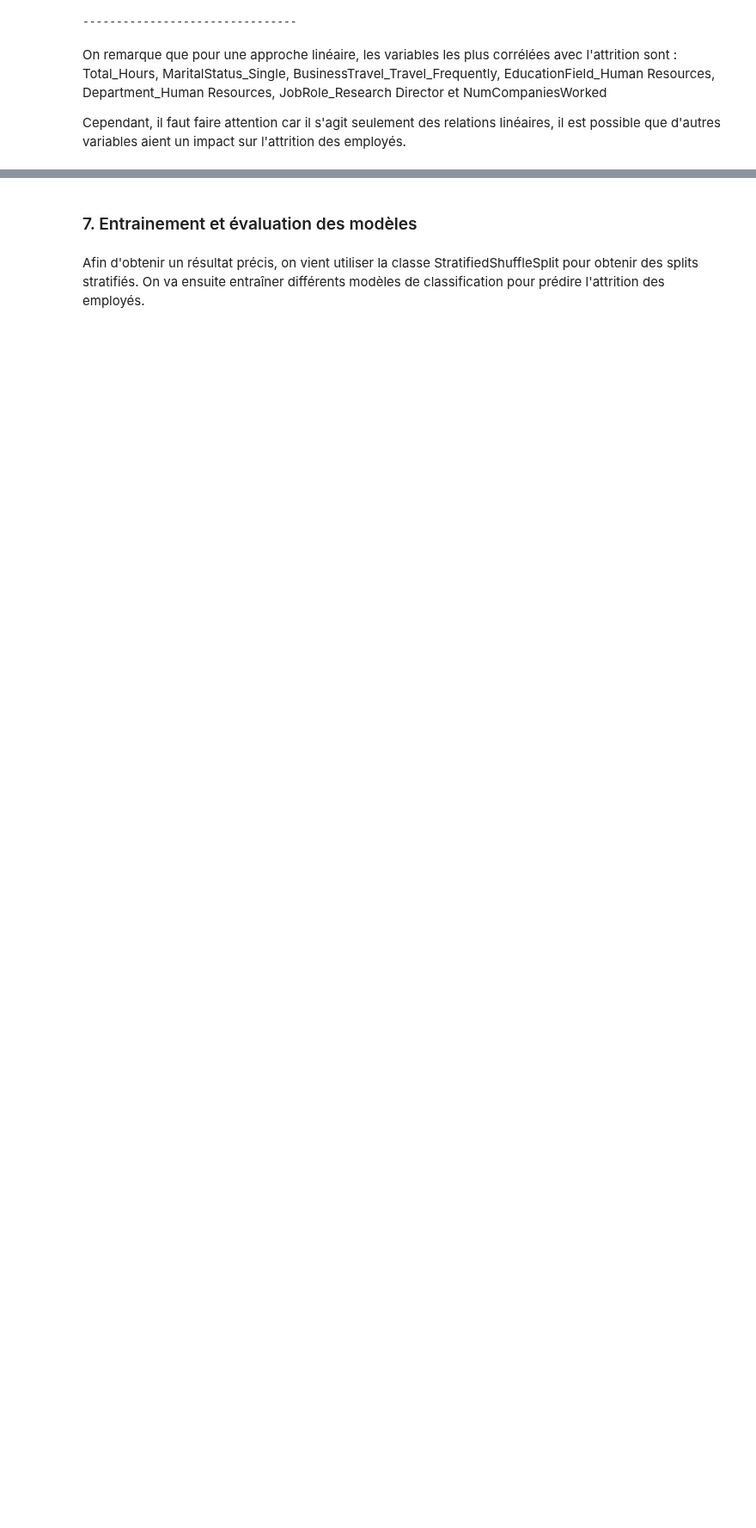
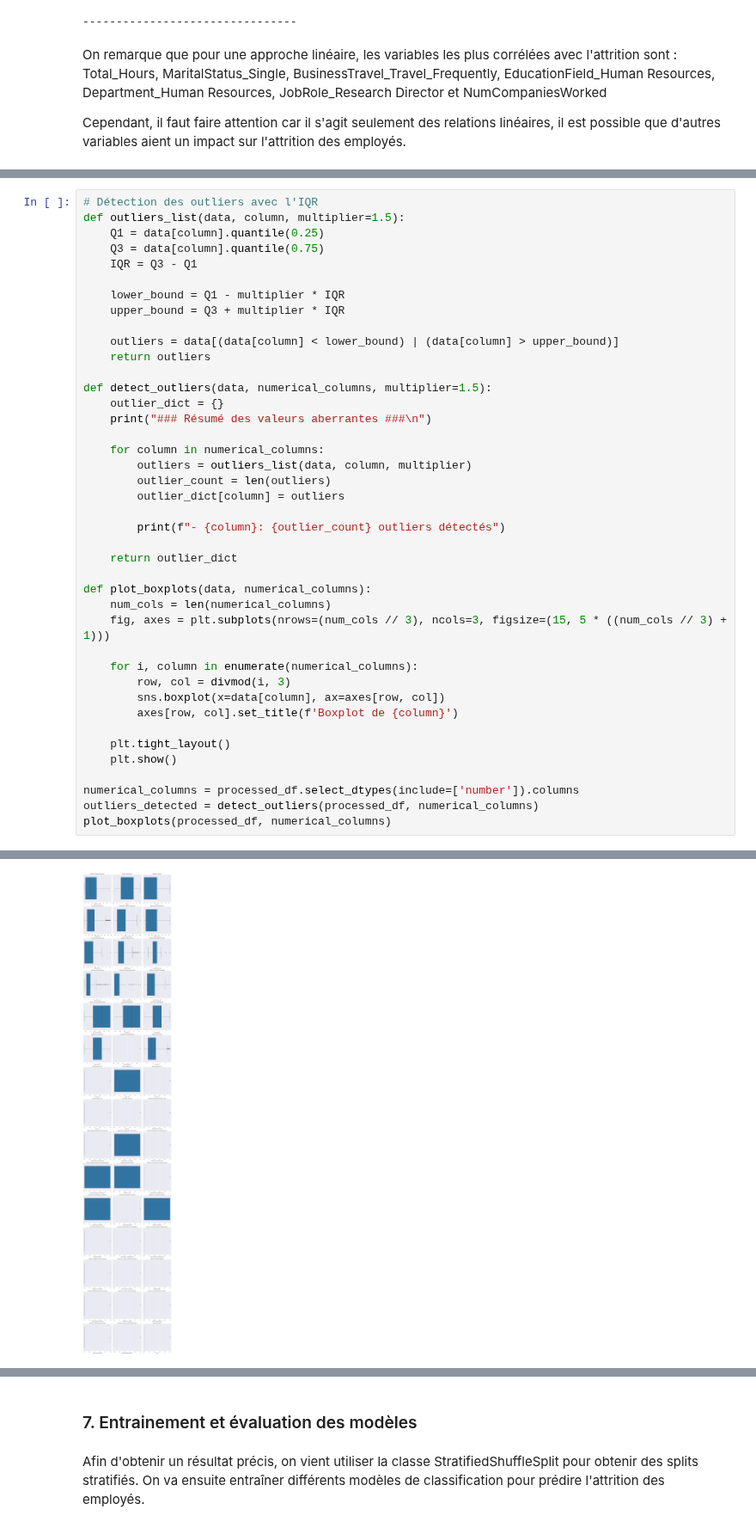
Before and after one commit to warren-gaure/projet-ia, a Jupyter notebook: notebooks/Livrable.ipynb, the cells around one changed output, grey strips where cells are left out. Shown at 86% size. Drawn from its saved outputs; the diff is of its cells as text; blank space fills up the shorter version.

Commit message:
chore: Analyse des outliers

```diff
--- a/notebooks/Livrable.ipynb
+++ b/notebooks/Livrable.ipynb
@@ -608,0 +612,42 @@ Cependant, il faut faire attention car il s'agit seulement des relations linéai
+# %%
+# Détection des outliers avec l'IQR
+def outliers_list(data, column, multiplier=1.5):
+    Q1 = data[column].quantile(0.25)
+    Q3 = data[column].quantile(0.75)
+    IQR = Q3 - Q1
+
+    lower_bound = Q1 - multiplier * IQR
+    upper_bound = Q3 + multiplier * IQR
+
+    outliers = data[(data[column] < lower_bound) | (data[column] > upper_bound)]
+    return outliers
+
+def detect_outliers(data, numerical_columns, multiplier=1.5):
+    outlier_dict = {}
+    print("### Résumé des valeurs aberrantes ###\n")
+
+    for column in numerical_columns:
+        outliers = outliers_list(data, column, multiplier)
+        outlier_count = len(outliers)
+        outlier_dict[column] = outliers
+
+        print(f"- {column}: {outlier_count} outliers détectés")
+
+    return outlier_dict
+
+def plot_boxplots(data, numerical_columns):
+    num_cols = len(numerical_columns)
+    fig, axes = plt.subplots(nrows=(num_cols // 3), ncols=3, figsize=(15, 5 * ((num_cols // 3) + 1)))
+
+    for i, column in enumerate(numerical_columns):
+        row, col = divmod(i, 3)
+        sns.boxplot(x=data[column], ax=axes[row, col])
+        axes[row, col].set_title(f'Boxplot de {column}')
+
+    plt.tight_layout()
+    plt.show()
+
+numerical_columns = processed_df.select_dtypes(include=['number']).columns
+outliers_detected = detect_outliers(processed_df, numerical_columns)
+plot_boxplots(processed_df, numerical_columns)
+# %% [output]
@@ -608,0 +671 @@ Cependant, il faut faire attention car il s'agit seulement des relations linéai
+[figure, added]
```
Also changed, not shown: parts of 20 cells of this notebook.
